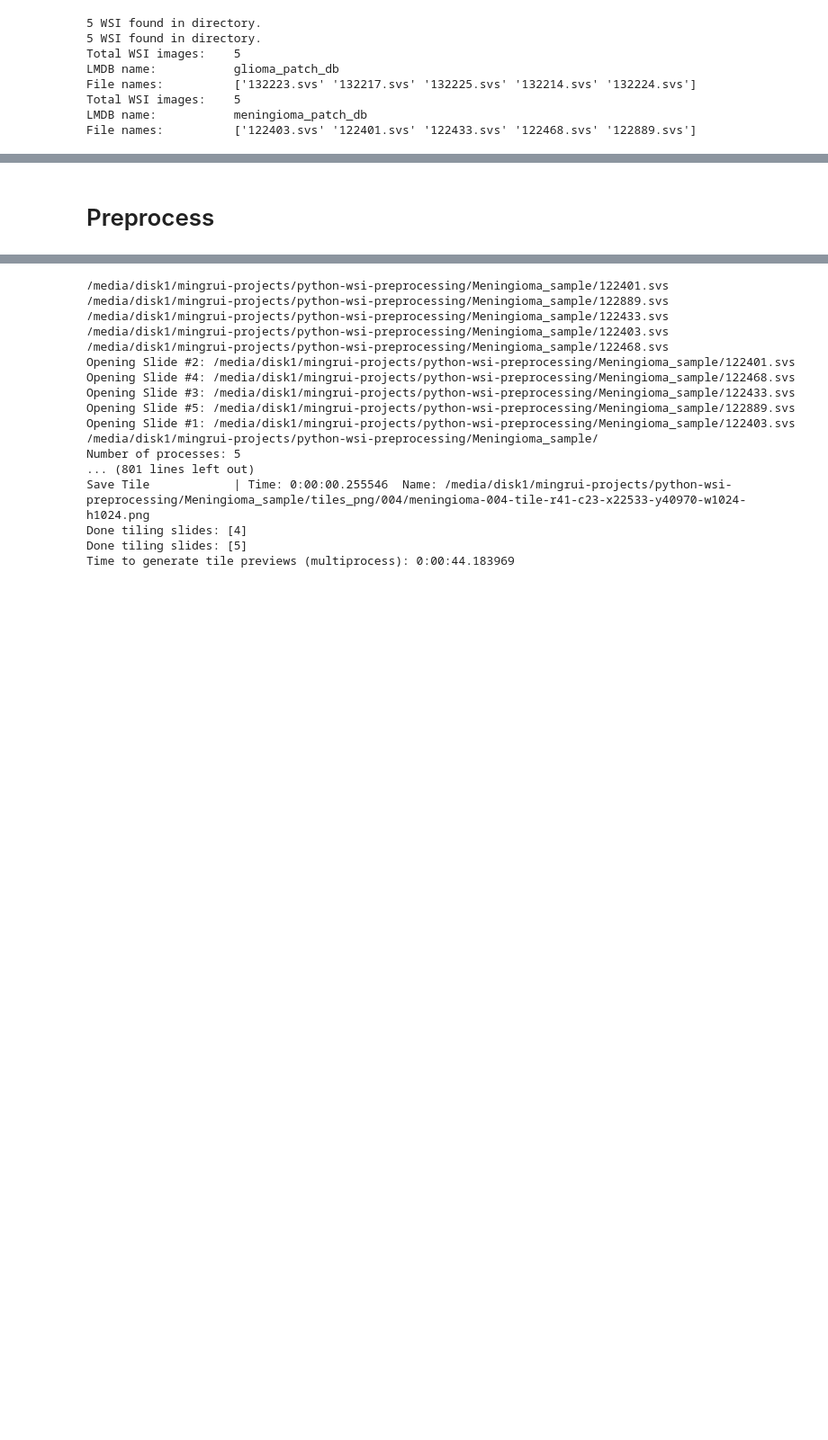
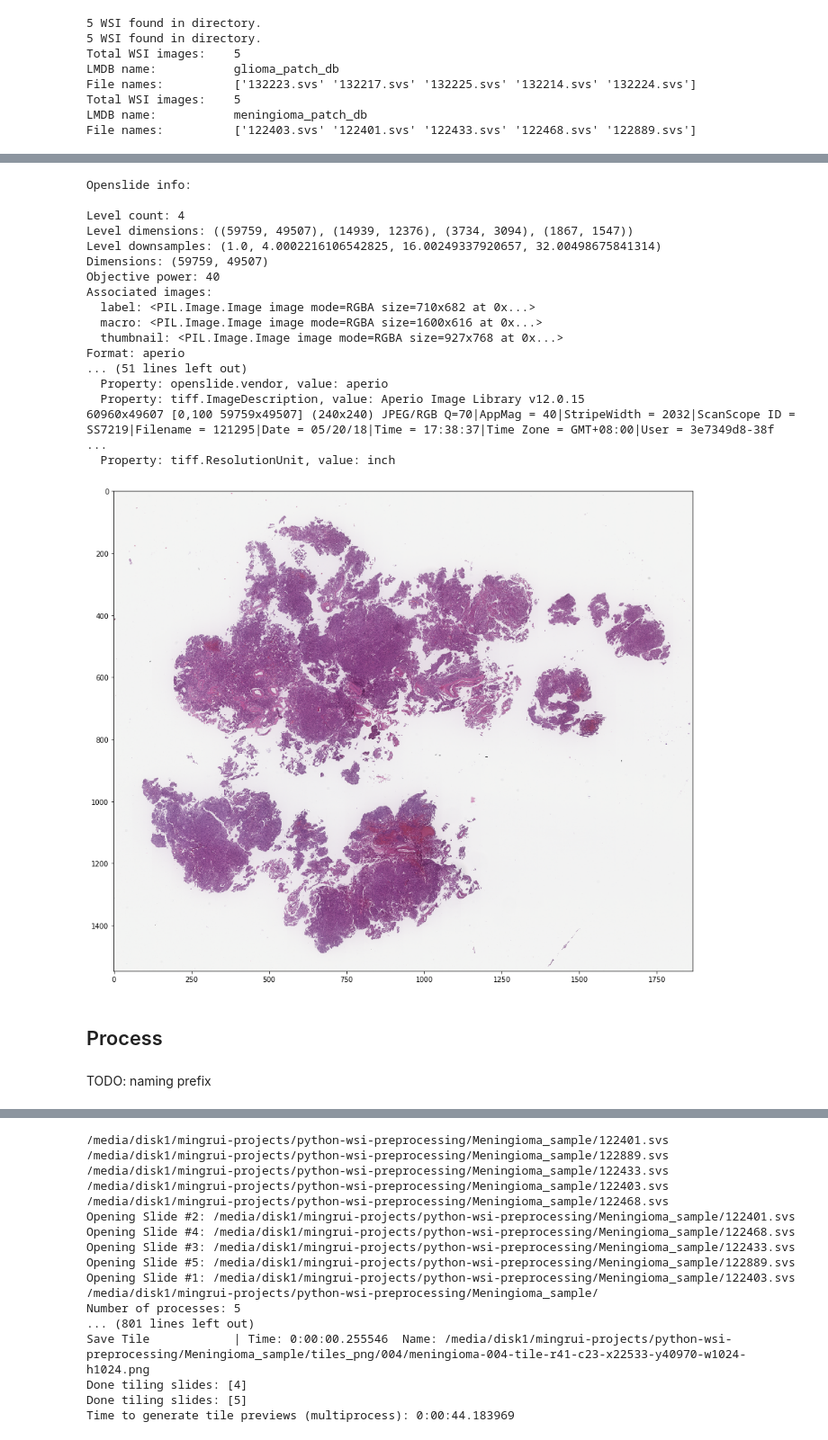
Before and after one commit to mingrui/python-wsi-preprocessing, a Jupyter notebook: pipeline.ipynb, the cells around one changed output, grey strips where cells are left out. Shown at 90% size. Drawn from its saved outputs; the diff is of its cells as text; code cells hidden in the pictures; blank space fills up the shorter version.

```diff
--- a/pipeline.ipynb
+++ b/pipeline.ipynb
@@ -82,2 +97,23 @@ tk.show_images([patch_1, patch_2, patch_3, patch_4], 2, 2)
+# %%
+file_stats(MENINGIOMA_DIR, '122403.svs')
+# %% [output]
+Openslide info:
+
+Level count: 4
+Level dimensions: ((59759, 49507), (14939, 12376), (3734, 3094), (1867, 1547))
+Level downsamples: (1.0, 4.0002216106542825, 16.00249337920657, 32.00498675841314)
+Dimensions: (59759, 49507)
+Objective power: 40
+Associated images:
+  label: <PIL.Image.Image image mode=RGBA size=710x682 at 0x...>
+  macro: <PIL.Image.Image image mode=RGBA size=1600x616 at 0x...>
+  thumbnail: <PIL.Image.Image image mode=RGBA size=927x768 at 0x...>
+Format: aperio
+... (51 lines left out)
+  Property: openslide.vendor, value: aperio
+  Property: tiff.ImageDescription, value: Aperio Image Library v12.0.15
+60960x49607 [0,100 59759x49507] (240x240) JPEG/RGB Q=70|AppMag = 40|StripeWidth = 2032|ScanScope ID = SS7219|Filename = 121295|Date = 05/20/18|Time = 17:38:37|Time Zone = GMT+08:00|User = 3e7349d8-38f ...
+  Property: tiff.ResolutionUnit, value: inch
+[figure, added]
 # %% [markdown]
-# Preprocess
+## Process
@@ -124 +120,3 @@ def multiprocessing_pipeline(base_dir, prefix_name, turtle_files):
+# %% [markdown]
+TODO: naming prefix
 # %%
```
Also changed, not shown: parts of 8 cells of this notebook, 3 other files.
